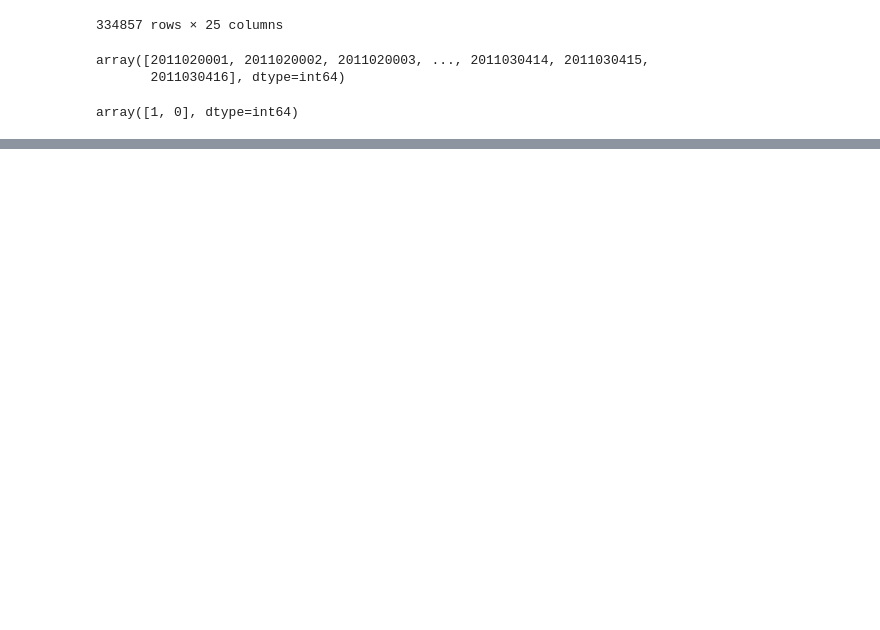
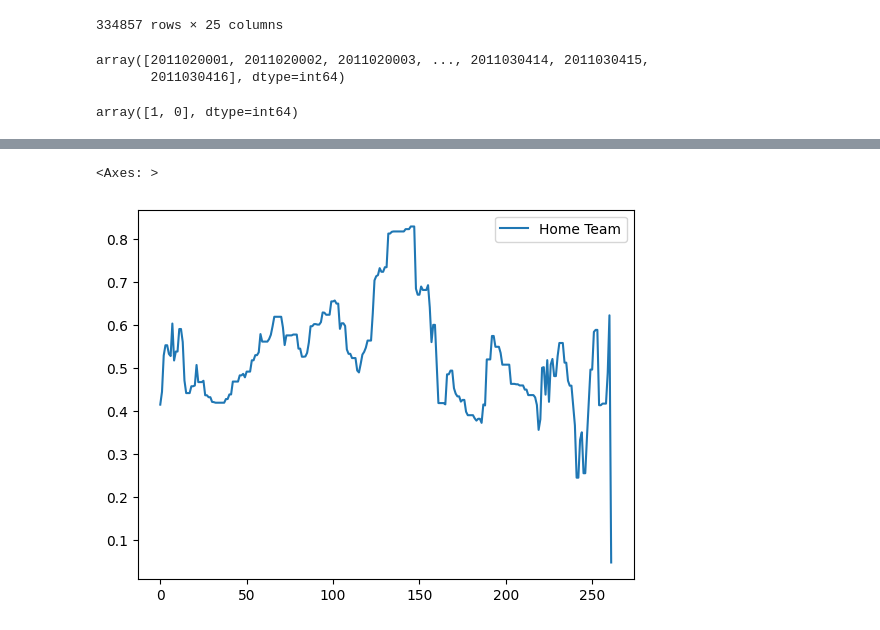
Before and after one commit to jeffxhansen/NHL_Win_Predictor, a Jupyter notebook: benj.ipynb, the cells around one changed output, grey strips where cells are left out. Saved outputs shown, nothing was run; the diff lists cells and outputs as text; code cells hidden in the pictures; blank space fills up the shorter version.

```diff
--- a/benj.ipynb
+++ b/benj.ipynb
@@ -304,0 +284,7 @@ plt.show()
+# %%
+# flip the dataframe so the plot read left to right, and then only plot the blue line
+# drop the index
+probabilities[::-1].reset_index(drop=True).plot(y='Home Team')
+# %% [output]
+<Axes: >
+[figure, added]
```
Also changed, not shown: parts of 2 cells of this notebook.
